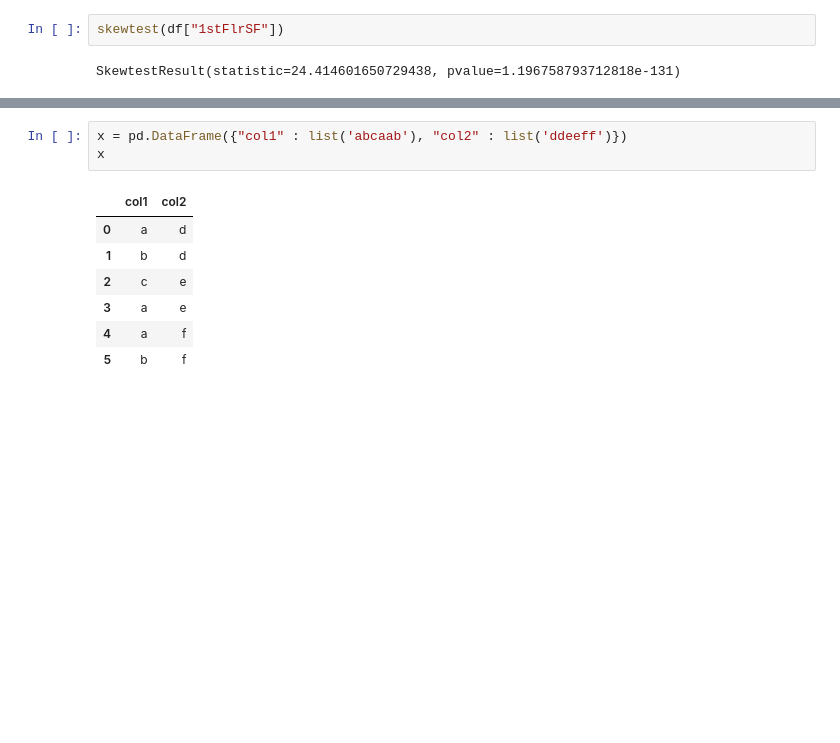
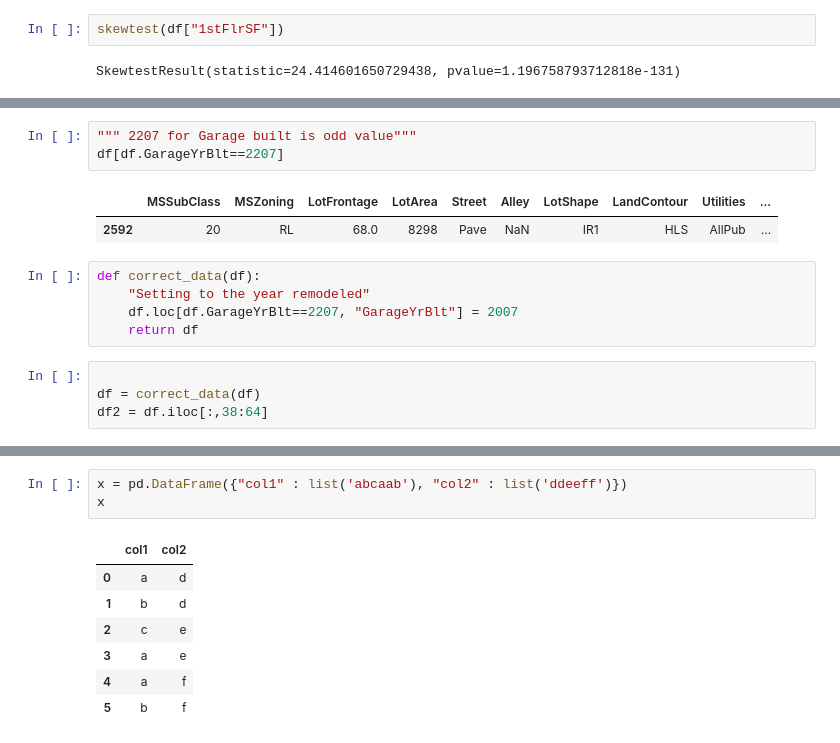
Before and after one commit to radhavrmk/MNN, a Jupyter notebook: notebooks/EDA_Fields38to60.ipynb, the cells around one changed output, grey strips where cells are left out. Drawn from its saved outputs; the diff is of its cells as text; blank space fills up the shorter version.

Commit message:
Extreme value check

```diff
--- a/notebooks/EDA_Fields38to60.ipynb
+++ b/notebooks/EDA_Fields38to60.ipynb
@@ -922,0 +965,15 @@ SkewtestResult(statistic=24.414601650729438, pvalue=1.196758793712818e-131)
+# %%
+""" 2207 for Garage built is odd value"""
+df[df.GarageYrBlt==2207]
+# %% [output]
+|  | MSSubClass | MSZoning | LotFrontage | LotArea | Street | Alley | LotShape | LandContour | Utilities | ... |
+| 2592 | 20 | RL | 68.0 | 8298 | Pave | NaN | IR1 | HLS | AllPub | ... |
+# %%
+def correct_data(df):
+    "Setting to the year remodeled"
+    df.loc[df.GarageYrBlt==2207, "GarageYrBlt"] = 2007
+    return df
+# %%
+
+df = correct_data(df)
+df2 = df.iloc[:,38:64]
```
Also changed, not shown: parts of 6 cells of this notebook.
